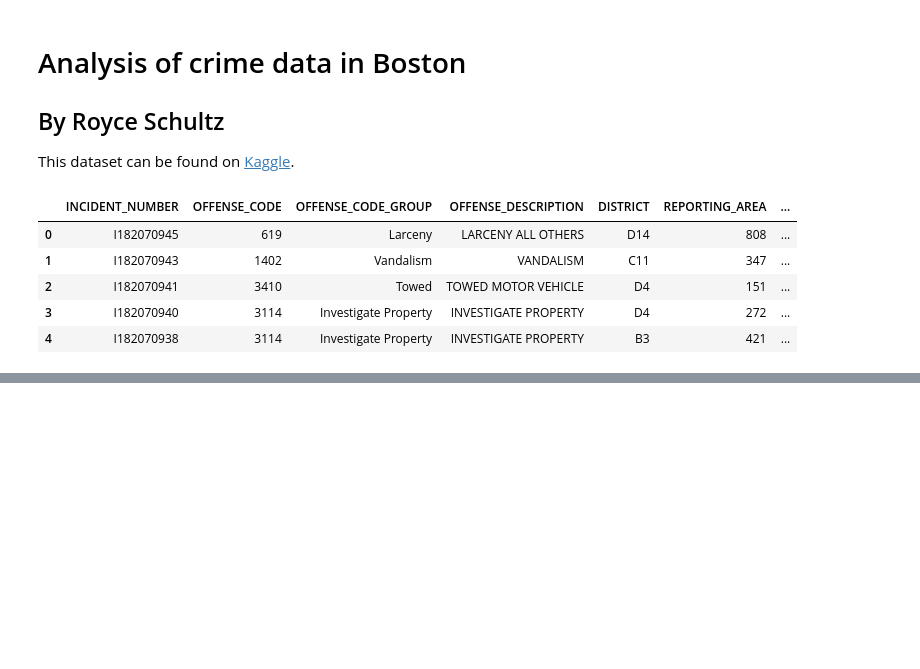
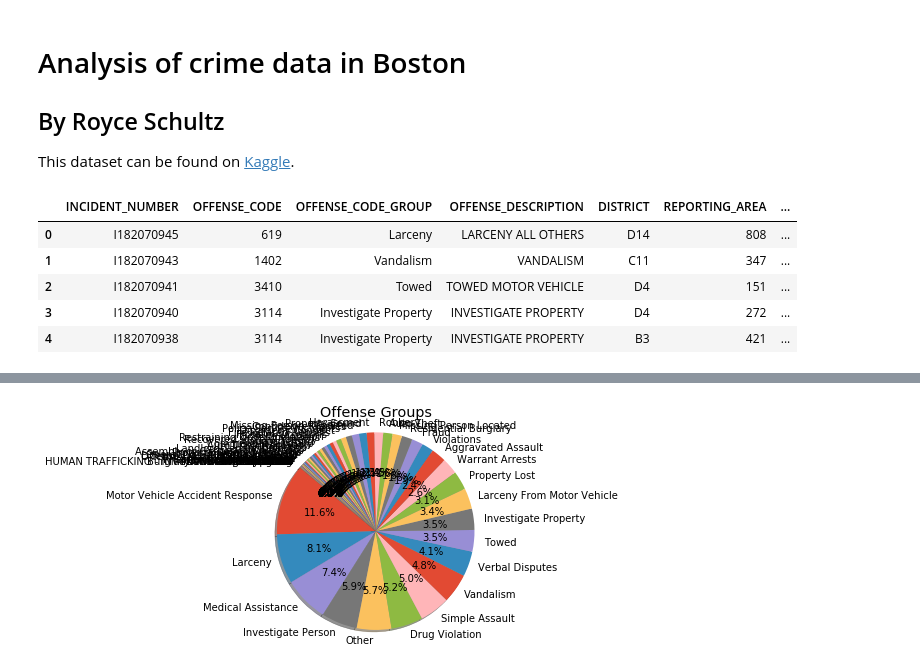
Before and after one commit to royceschultz/Data-Analysis, a Jupyter notebook: CrimeData.ipynb, the cells around one changed output, grey strips where cells are left out. Drawn from its saved outputs; the diff is of its cells as text; code cells hidden in the pictures; blank space fills up the shorter version.

```diff
--- a/CrimeData.ipynb
+++ b/CrimeData.ipynb
@@ -18,0 +47,15 @@ crime_data.head()
+# %%
+offense_counts = crime_data['OFFENSE_CODE_GROUP'].value_counts()
+
+offense_codes = offense_counts.keys()
+y_pos = np.arange(len(offense_codes))
+counts = offense_counts.values
+
+
+plt.pie(counts, labels=offense_codes,autopct='%1.1f%%', shadow=True, startangle=140)
+plt.title('Offense Groups')
+
+plt.axis('equal')
+plt.show()
+# %% [output]
+[figure, added]
```
Also changed, not shown: parts of 3 cells of this notebook.
